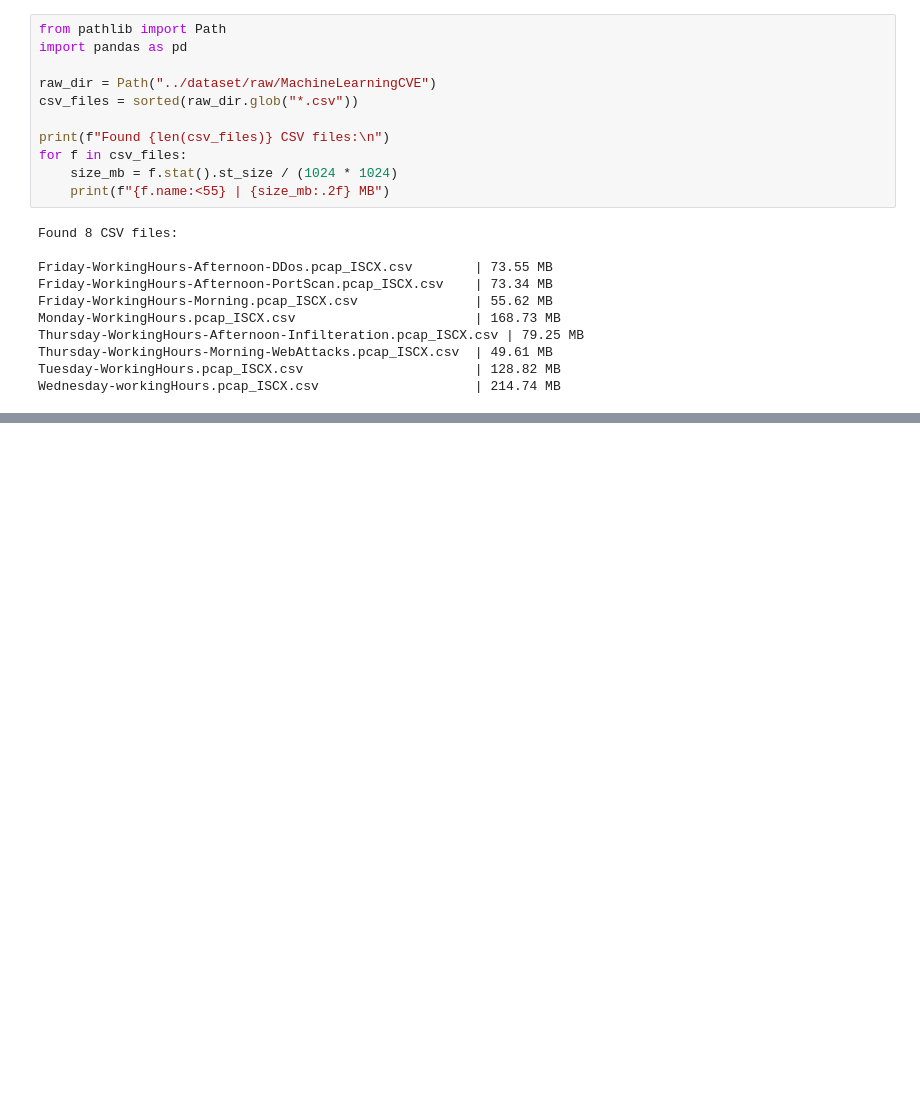
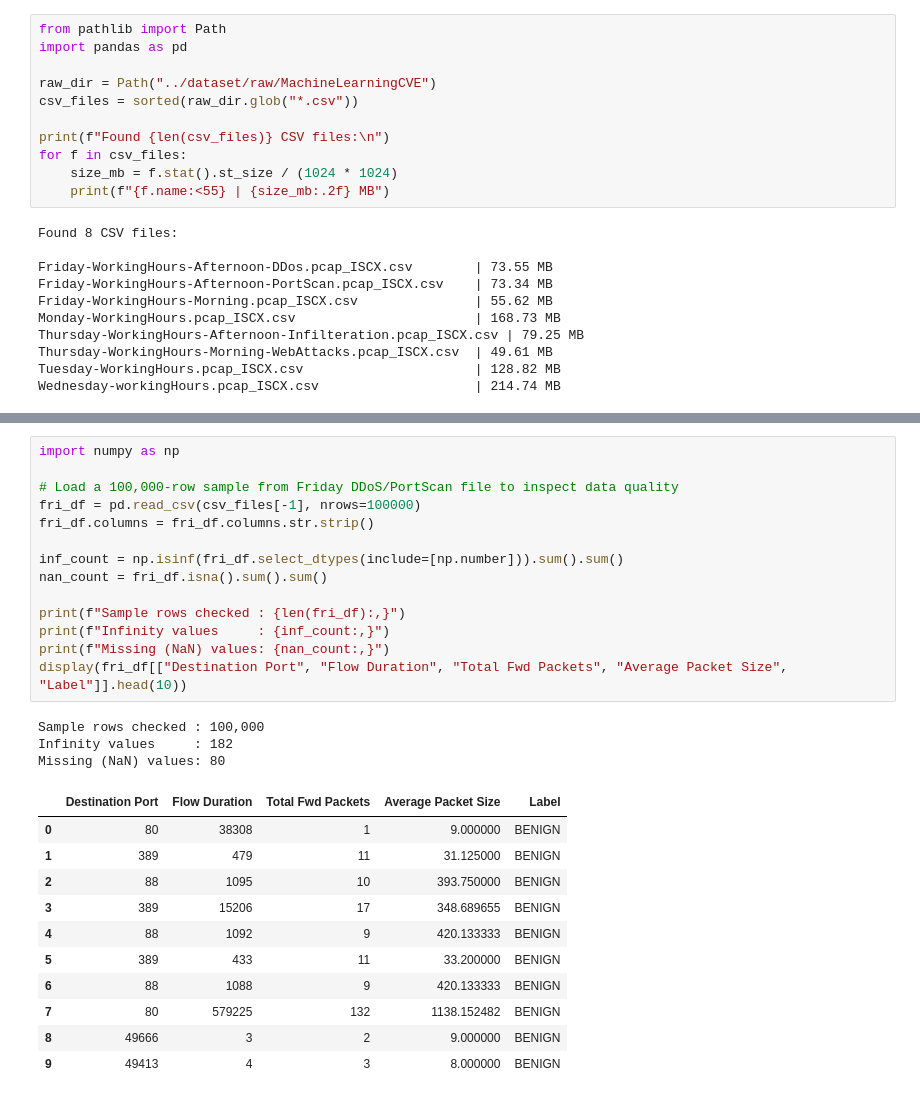
Before and after one commit to Indrajeet999-coder/NIDS, a Jupyter notebook: notebooks/01_eda.ipynb, the cells around one changed output, grey strips where cells are left out. Drawn from its saved outputs; the diff is of its cells as text; blank space fills up the shorter version.

```diff
--- a/notebooks/01_eda.ipynb
+++ b/notebooks/01_eda.ipynb
@@ -67,3 +72,32 @@ display(summary_table)
 | DoS slowloris | 0 | 0 | 0 | 0 | ... |
 | DoS Slowhttptest | 0 | 0 | 0 | 0 | ... |
 | Heartbleed | 0 | 0 | 0 | 0 | ... |
+# %%
+import numpy as np
+
+# Load a 100,000-row sample from Friday DDoS/PortScan file to inspect data quality
+fri_df = pd.read_csv(csv_files[-1], nrows=100000)
+fri_df.columns = fri_df.columns.str.strip()
+
+inf_count = np.isinf(fri_df.select_dtypes(include=[np.number])).sum().sum()
+nan_count = fri_df.isna().sum().sum()
+
+print(f"Sample rows checked : {len(fri_df):,}")
+print(f"Infinity values     : {inf_count:,}")
+print(f"Missing (NaN) values: {nan_count:,}")
+display(fri_df[["Destination Port", "Flow Duration", "Total Fwd Packets", "Average Packet Size", "Label"]].head(10))
+# %% [output]
+Sample rows checked : 100,000
+Infinity values     : 182
+Missing (NaN) values: 80
+|  | Destination Port | Flow Duration | Total Fwd Packets | Average Packet Size | Label |
+| 0 | 80 | 38308 | 1 | 9.000000 | BENIGN |
+| 1 | 389 | 479 | 11 | 31.125000 | BENIGN |
+| 2 | 88 | 1095 | 10 | 393.750000 | BENIGN |
+| 3 | 389 | 15206 | 17 | 348.689655 | BENIGN |
+| 4 | 88 | 1092 | 9 | 420.133333 | BENIGN |
+| 5 | 389 | 433 | 11 | 33.200000 | BENIGN |
+| 6 | 88 | 1088 | 9 | 420.133333 | BENIGN |
+| 7 | 80 | 579225 | 132 | 1138.152482 | BENIGN |
+| 8 | 49666 | 3 | 2 | 9.000000 | BENIGN |
+| 9 | 49413 | 4 | 3 | 8.000000 | BENIGN |
```
Also changed, not shown: parts of 3 cells of this notebook, 6 other files.
